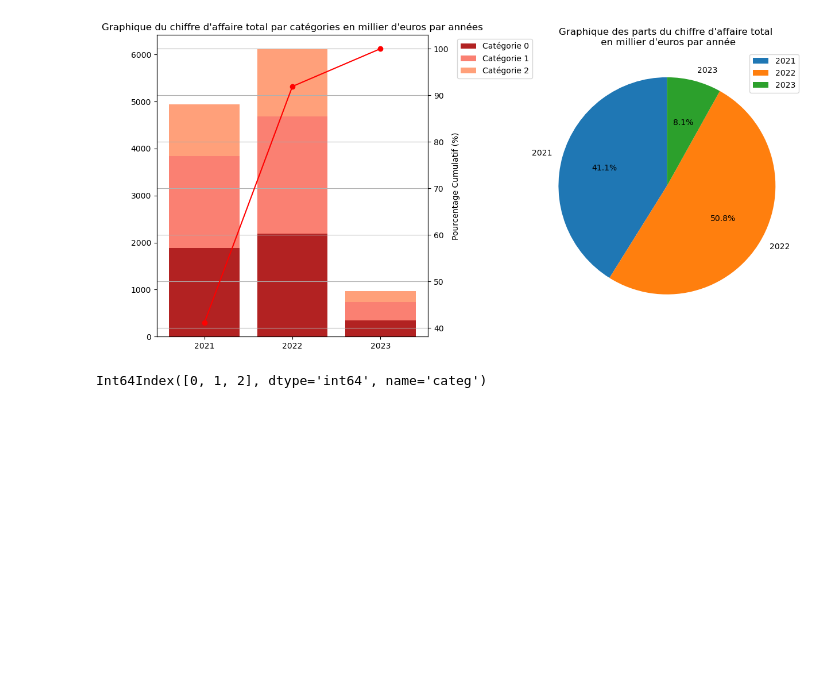
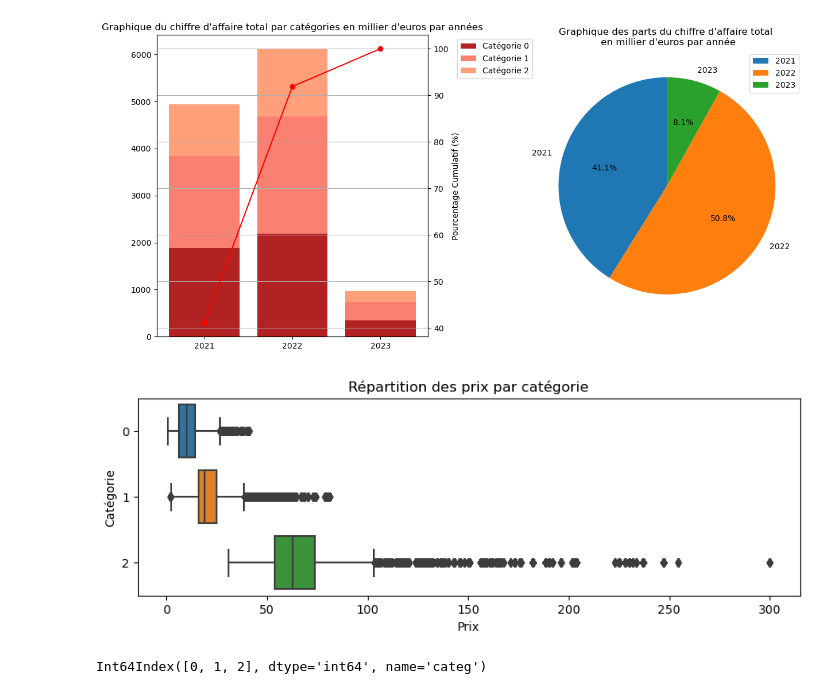
Before and after one commit to kikduck/DA-P6, a Jupyter notebook: notebook-p6.ipynb, the cells around one changed output. Cells and saved outputs as stored; diff of their text form; code cells hidden in the pictures; blank space fills up the shorter version.

```diff
--- a/notebook-p6.ipynb
+++ b/notebook-p6.ipynb
@@ -408,6 +408,15 @@ plt.tight_layout()
 plt.show()
 # %% [output]
 [figure]
+# %%
+plt.figure(figsize=(10, 3))
+sns.boxplot(data=df_final, x="price", y="categ", orient='h')
+plt.xlabel("Prix")
+plt.ylabel("Catégorie")
+plt.title("Répartition des prix par catégorie")
+plt.show()
+# %% [output]
+[figure, added]
 # %%
 df_genre_categ = pd.crosstab(df_final['categ'], df_final['sex'], values=df_final['sex'], aggfunc='size')
 df_genre_categ.index
```
